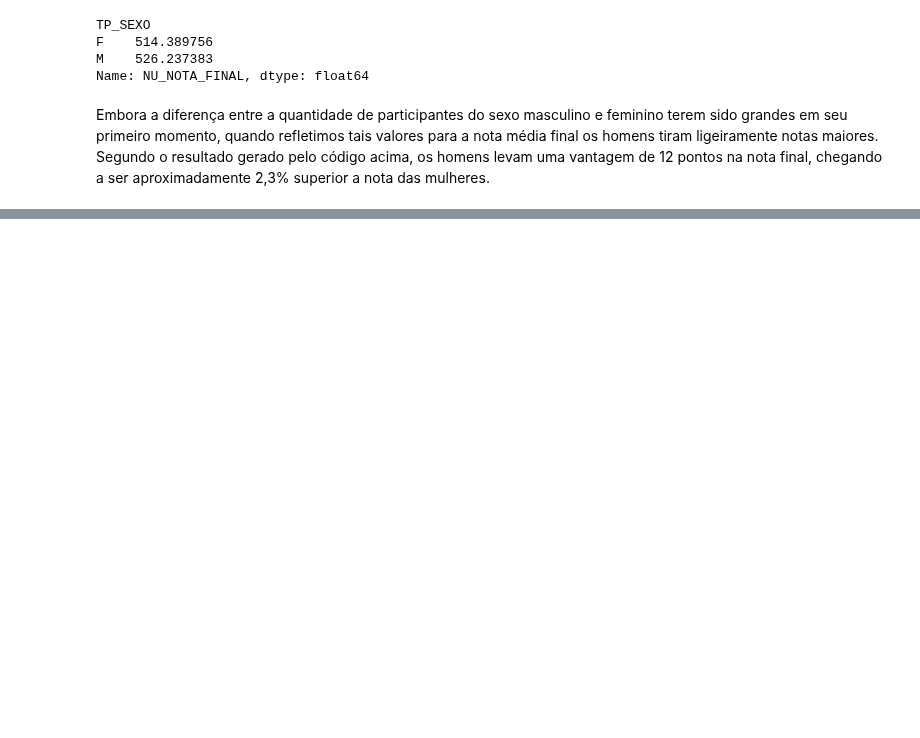
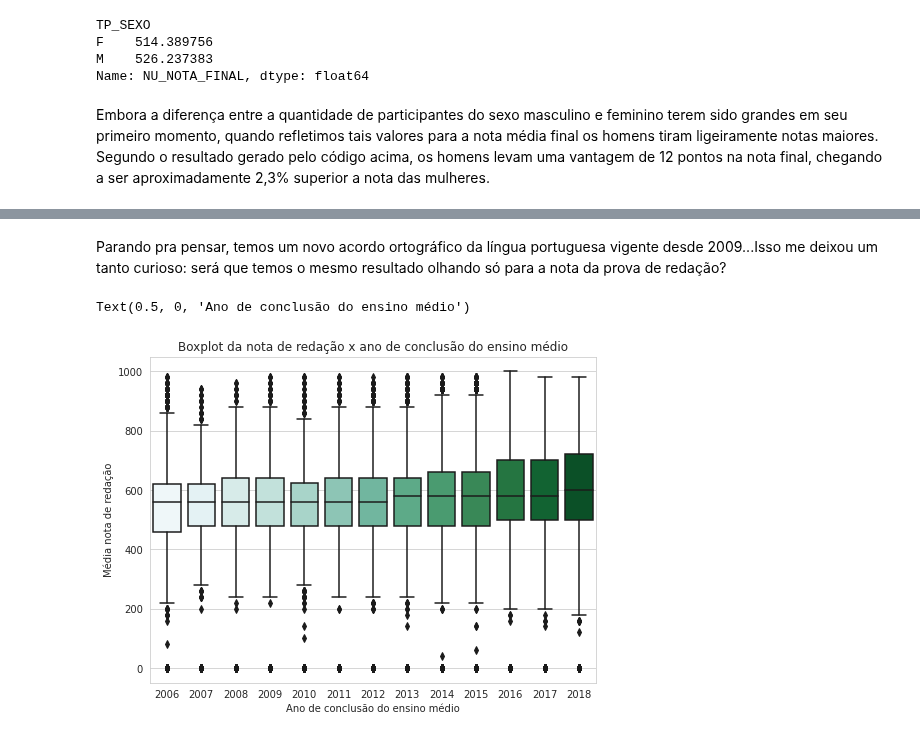
Before and after one commit to GuiiLuiss/Horse-Colic-Dataset, a Jupyter notebook: Guilherme_Luis_Rodrigues_Anselmo_da_Silva.ipynb, the cells around one changed output, grey strips where cells are left out. Drawn from its saved outputs; the diff is of its cells as text; code cells hidden in the pictures; blank space fills up the shorter version.

```diff
--- a/Guilherme_Luis_Rodrigues_Anselmo_da_Silva.ipynb
+++ b/Guilherme_Luis_Rodrigues_Anselmo_da_Silva.ipynb
@@ -189,0 +236,13 @@ Embora a diferença entre a quantidade de participantes do sexo masculino e femi
+# %% [markdown]
+Parando pra pensar, temos um novo acordo ortográfico da língua portuguesa vigente desde 2009...Isso me deixou um tanto curioso: será que temos o mesmo resultado olhando só para a nota da prova de redação?
+# %%
+#Boxplot de ano de conclusão ensino médio x nota redação
+
+plt.figure(figsize=(8,6))
+sns.boxplot(x='TP_ANO_CONCLUIU', y = "NU_NOTA_REDACAO", data = df,palette='BuGn', order=ano)
+plt.title("Boxplot da nota de redação x ano de conclusão do ensino médio")
+plt.ylabel("Média nota de redação")
+plt.xlabel("Ano de conclusão do ensino médio")
+# %% [output]
+Text(0.5, 0, 'Ano de conclusão do ensino médio')
+[figure, added]
```
Also changed, not shown: parts of 6 cells of this notebook.
